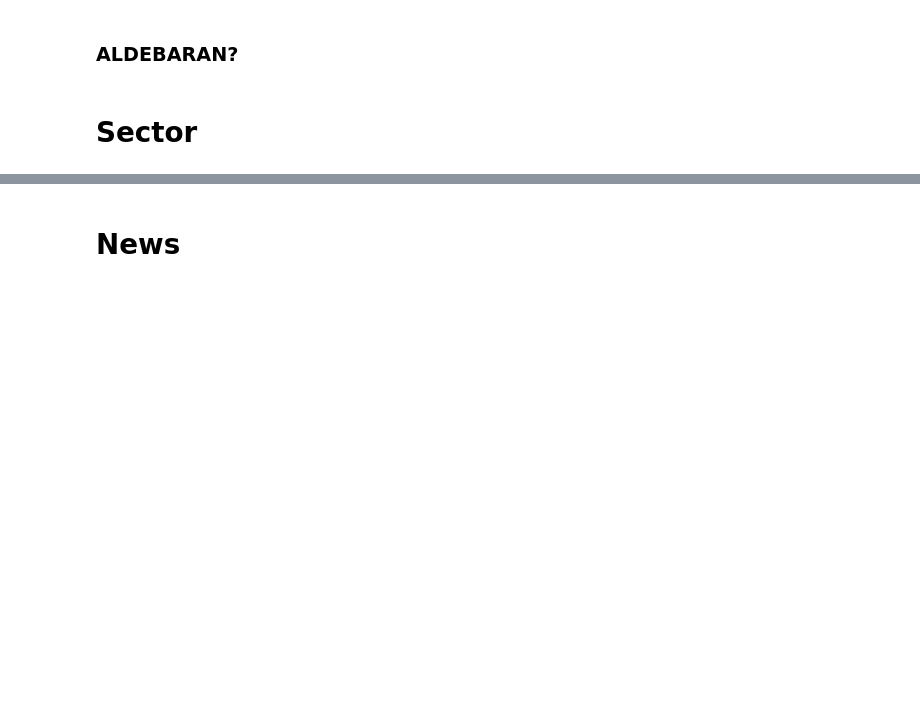
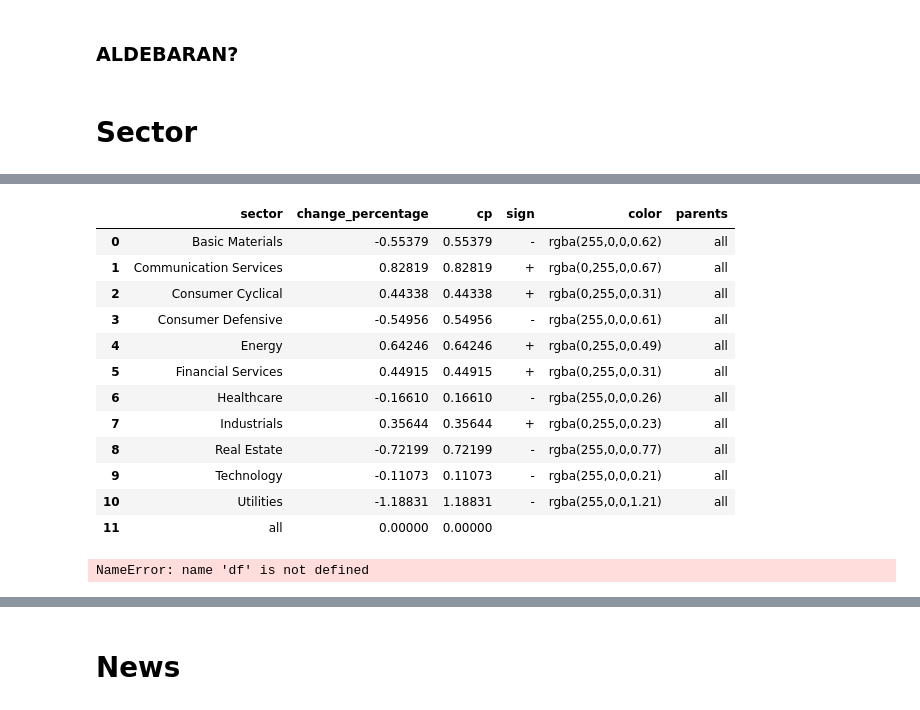
Before and after one commit to Ploiiiz/Software-Dev-2, a Jupyter notebook: sd2-stocksradar/notebooks/api_notebook.ipynb, the cells around one changed output, grey strips where cells are left out. Saved outputs shown, nothing was run; the diff lists cells and outputs as text; code cells hidden in the pictures; blank space fills up the shorter version.

```diff
--- a/sd2-stocksradar/notebooks/api_notebook.ipynb
+++ b/sd2-stocksradar/notebooks/api_notebook.ipynb
@@ -663,0 +938,13 @@ TypeError: string indices must be integers, not 'str'
+# %%
+import requests
+import pandas as pd
+try:
+    url = 'https://api.finage.co.uk/market-information/us/sector-performance'
+    params = {
+    "apikey"    :   'API_KEYb8ZSII3TMWJMUR10QZ7NO3OBAZFQ3YP0',
+    }
+    response = requests.request("GET",url,params=params)
+    json = response.json()
+    print(json)
+except Exception as e:
+    print(e)
@@ -663,0 +982,18 @@ TypeError: string indices must be integers, not 'str'
+# %%
+da = sector_df(json)
+da.loc[len(df.index)] = ['all', 0, 0,'','','']
+da
+# %% [output]
+|  | sector | change_percentage | cp | sign | color | parents |
+| 0 | Basic Materials | -0.55379 | 0.55379 | - | rgba(255,0,0,0.62) | all |
+| 1 | Communication Services | 0.82819 | 0.82819 | + | rgba(0,255,0,0.67) | all |
+| 2 | Consumer Cyclical | 0.44338 | 0.44338 | + | rgba(0,255,0,0.31) | all |
+| 3 | Consumer Defensive | -0.54956 | 0.54956 | - | rgba(255,0,0,0.61) | all |
+| 4 | Energy | 0.64246 | 0.64246 | + | rgba(0,255,0,0.49) | all |
+| 5 | Financial Services | 0.44915 | 0.44915 | + | rgba(0,255,0,0.31) | all |
+| 6 | Healthcare | -0.16610 | 0.16610 | - | rgba(255,0,0,0.26) | all |
+| 7 | Industrials | 0.35644 | 0.35644 | + | rgba(0,255,0,0.23) | all |
+| 8 | Real Estate | -0.72199 | 0.72199 | - | rgba(255,0,0,0.77) | all |
+| 9 | Technology | -0.11073 | 0.11073 | - | rgba(255,0,0,0.21) | all |
+| 10 | Utilities | -1.18831 | 1.18831 | - | rgba(255,0,0,1.21) | all |
+| 11 | all | 0.00000 | 0.00000 |  |  |  |
@@ -663,0 +1042,4 @@ TypeError: string indices must be integers, not 'str'
+# %%
+df
+# %% [output]
+NameError: name 'df' is not defined
```
Also changed, not shown: parts of 37 cells of this notebook, 12 other files.
